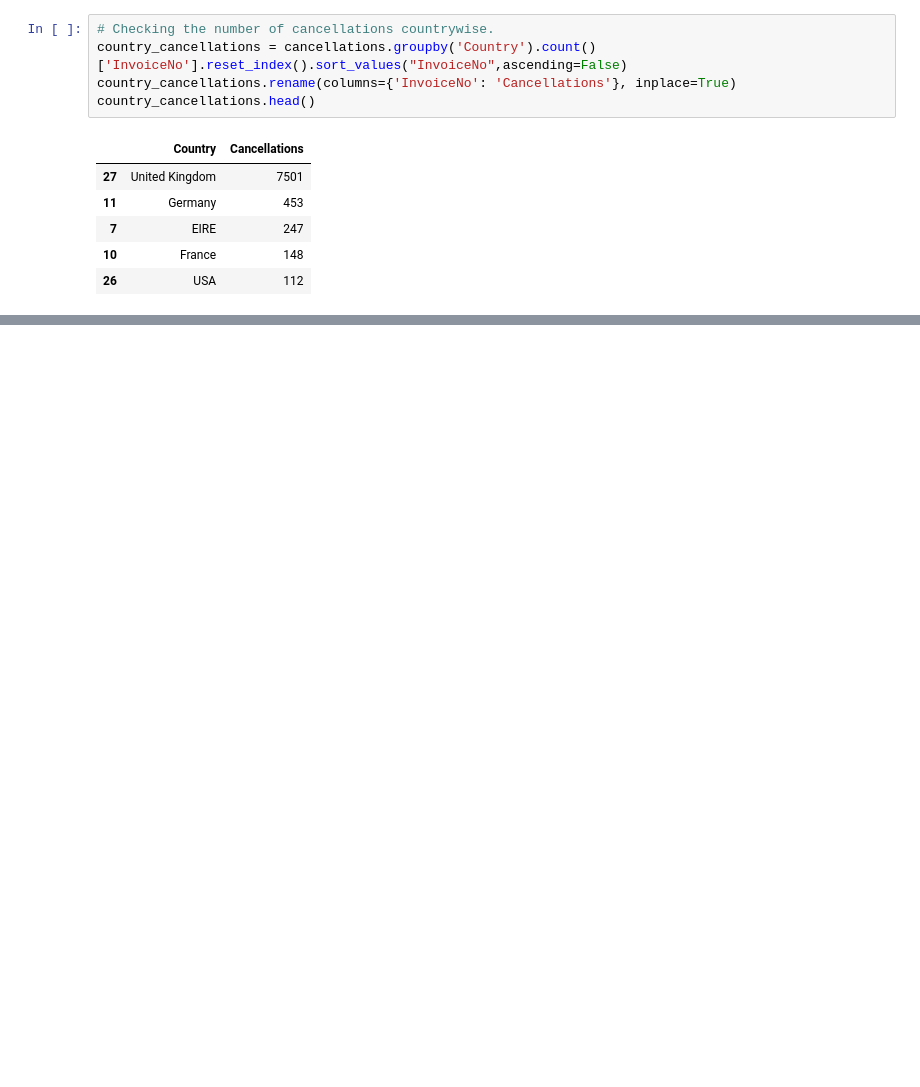
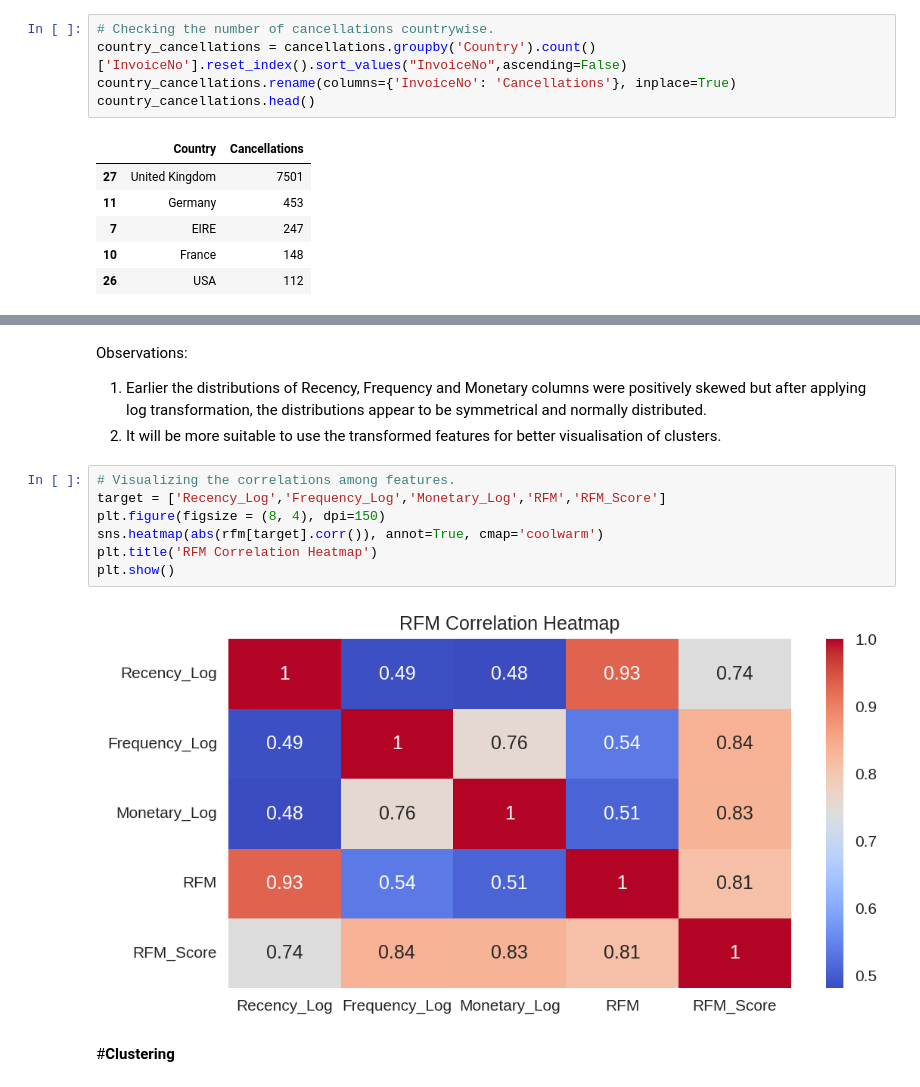
Before and after one commit to PrashantShrivastava1612/Online-Retail-Customer-Segmentation, a Jupyter notebook: Online_Retail_Customer_Segmentation.ipynb, the cells around one changed output, grey strips where cells are left out. Cells and saved outputs as stored; diff of their text form; blank space fills up the shorter version.

```diff
--- a/Online_Retail_Customer_Segmentation.ipynb
+++ b/Online_Retail_Customer_Segmentation.ipynb
@@ -496,0 +592,15 @@ plt.show()
+# %% [markdown]
+Observations:
+1. Earlier the distributions of Recency, Frequency and Monetary columns were positively skewed but after applying log transformation, the distributions appear to be symmetrical and normally distributed.
+2. It will be more suitable to use the transformed features for better visualisation of clusters.
+# %%
+# Visualizing the correlations among features.
+target = ['Recency_Log','Frequency_Log','Monetary_Log','RFM','RFM_Score']
+plt.figure(figsize = (8, 4), dpi=150)
+sns.heatmap(abs(rfm[target].corr()), annot=True, cmap='coolwarm')
+plt.title('RFM Correlation Heatmap')
+plt.show()
+# %% [output]
+[figure, added]
+# %% [markdown]
+#**Clustering**
```
Also changed, not shown: parts of 10 cells of this notebook.
